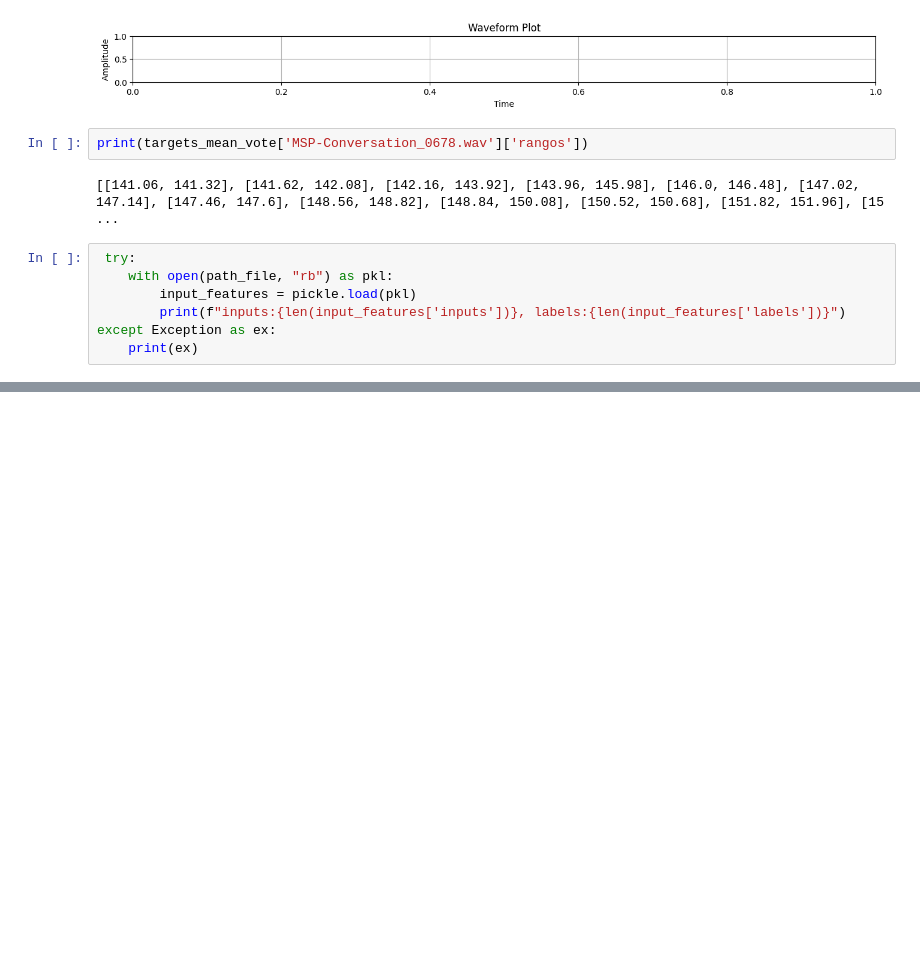
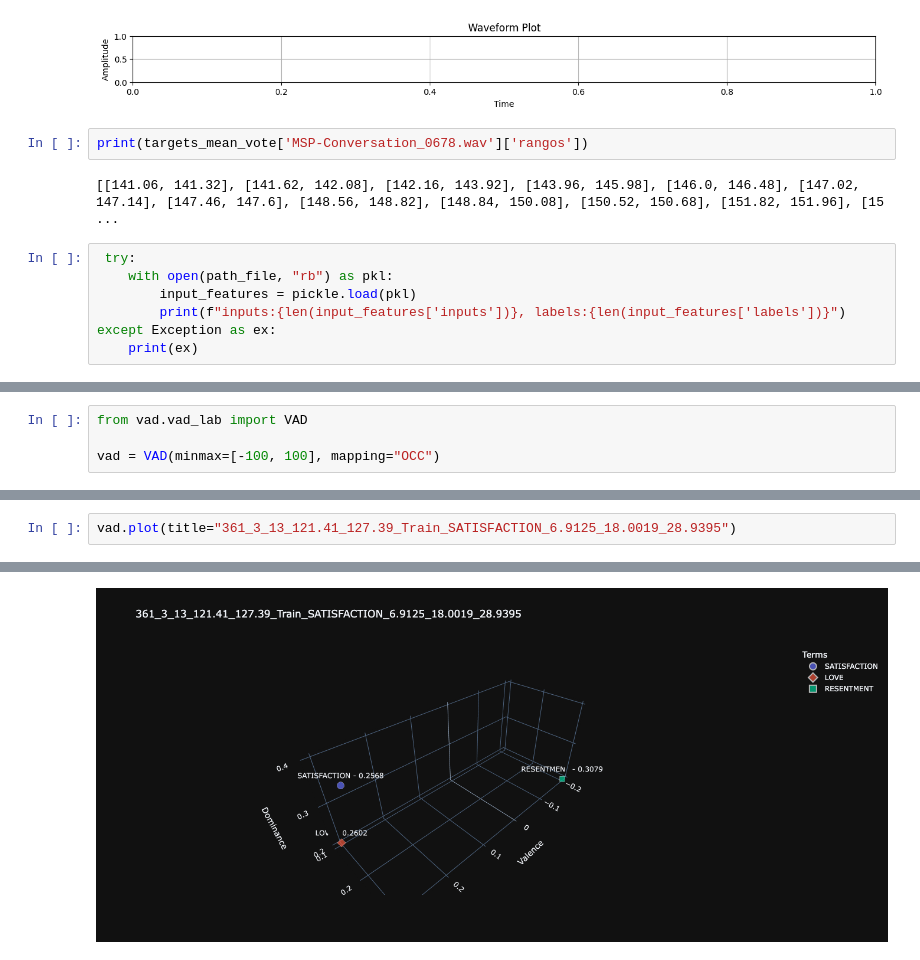
Before and after one commit to beltrewilton/mspconv_ftlab, a Jupyter notebook: notebooks/Clean_and_Lab_posprocess.ipynb, the cells around one changed output, grey strips where cells are left out. Cells and saved outputs as stored; diff of their text form; blank space fills up the shorter version.

```diff
--- a/notebooks/Clean_and_Lab_posprocess.ipynb
+++ b/notebooks/Clean_and_Lab_posprocess.ipynb
@@ -858,0 +952,4 @@ except Exception as ex:
+# %%
+from vad.vad_lab import VAD
+
+vad = VAD(minmax=[-100, 100], mapping="OCC")
@@ -858,0 +978,3 @@ except Exception as ex:
+# %%
+vad.plot(title="361_3_13_121.41_127.39_Train_SATISFACTION_6.9125_18.0019_28.9395")
+# %% [output]
@@ -858,0 +982 @@ except Exception as ex:
+[figure, added]
```
Also changed, not shown: parts of 20 cells of this notebook.
